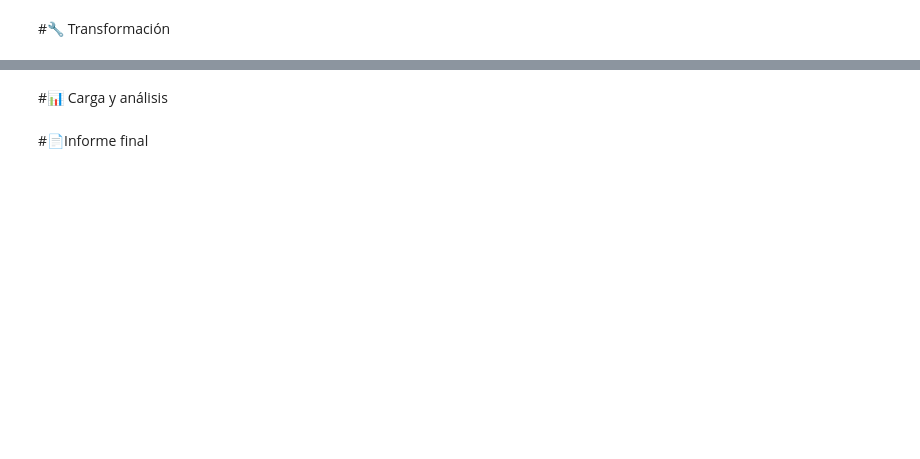
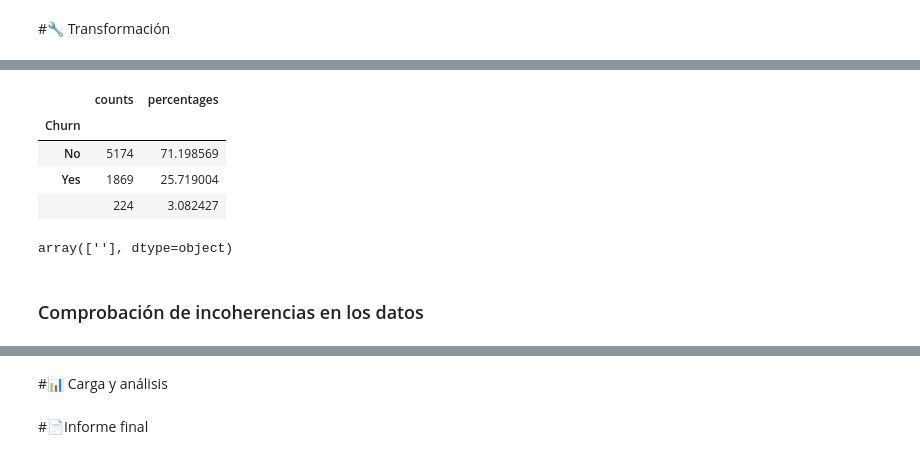
Before and after one commit to kikecastillocolombia/telecomx, a Jupyter notebook: TelecomX_LATAM.ipynb, the cells around one changed output, grey strips where cells are left out. Drawn from its saved outputs; the diff is of its cells as text; code cells hidden in the pictures; blank space fills up the shorter version.

```diff
--- a/TelecomX_LATAM.ipynb
+++ b/TelecomX_LATAM.ipynb
@@ -6,0 +55,16 @@
+# %%
+counts = df['Churn'].value_counts(dropna=False)
+percentages = df['Churn'].value_counts(normalize=True, dropna=False) * 100
+pd.DataFrame({'counts': counts, 'percentages': percentages})
+# %% [output]
+|  | counts | percentages |
+| Churn |  |  |
+| No | 5174 | 71.198569 |
+| Yes | 1869 | 25.719004 |
+|  | 224 | 3.082427 |
+# %%
+df.loc[~df['Churn'].isin(['Yes', 'No']), 'Churn'].unique()
+# %% [output]
+array([''], dtype=object)
+# %% [markdown]
+### Comprobación de incoherencias en los datos
```
Also changed, not shown: parts of 9 cells of this notebook.
